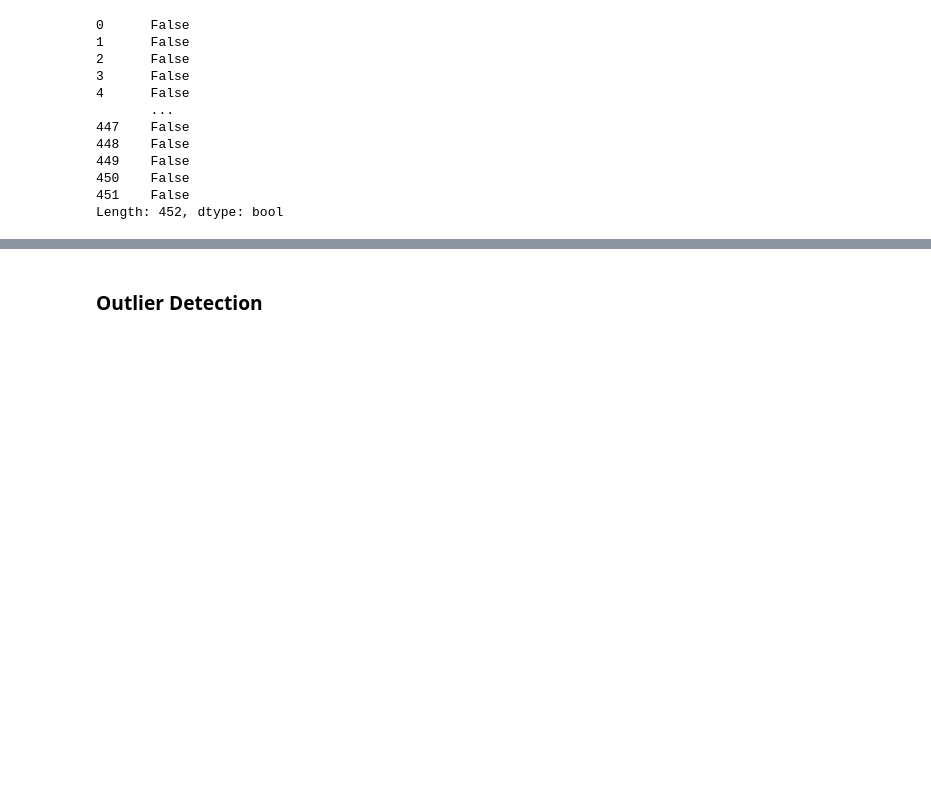
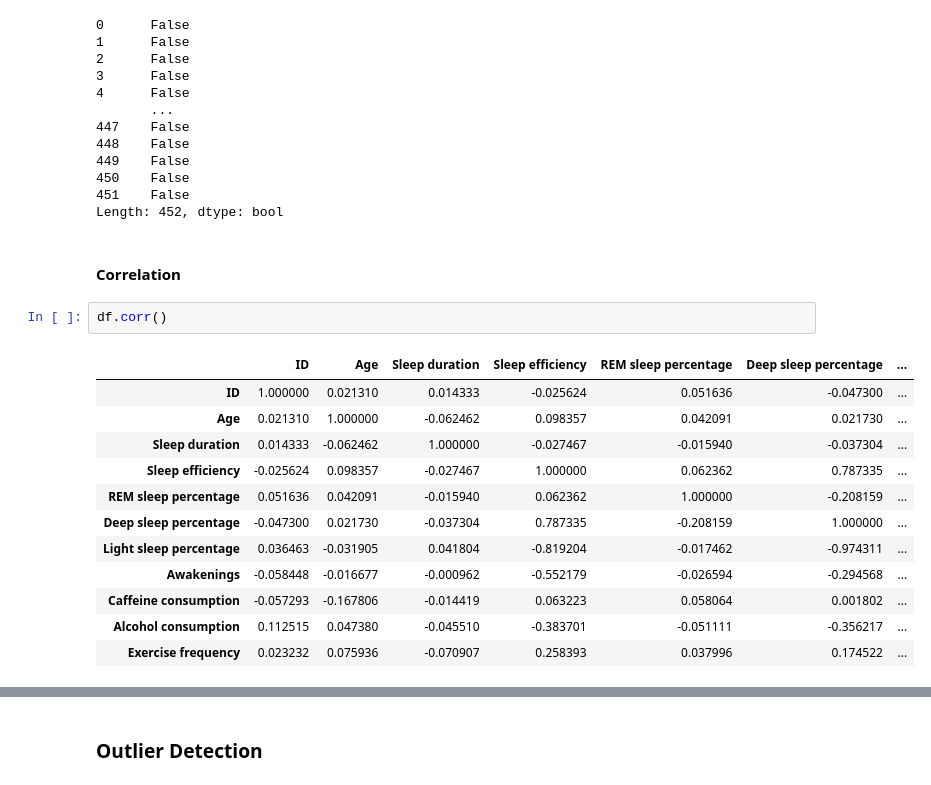
Before and after one commit to malavikasreekumar/Data-Cleaning, a Jupyter notebook: Sleep.ipynb, the cells around one changed output, grey strips where cells are left out. Cells and saved outputs as stored; diff of their text form; blank space fills up the shorter version.

```diff
--- a/Sleep.ipynb
+++ b/Sleep.ipynb
@@ -84,3 +84,20 @@ print(bool_series)
 450    False
 451    False
 Length: 452, dtype: bool
+# %% [markdown]
+#### Correlation
+# %%
+df.corr()
+# %% [output]
+|  | ID | Age | Sleep duration | Sleep efficiency | REM sleep percentage | Deep sleep percentage | ... |
+| ID | 1.000000 | 0.021310 | 0.014333 | -0.025624 | 0.051636 | -0.047300 | ... |
+| Age | 0.021310 | 1.000000 | -0.062462 | 0.098357 | 0.042091 | 0.021730 | ... |
+| Sleep duration | 0.014333 | -0.062462 | 1.000000 | -0.027467 | -0.015940 | -0.037304 | ... |
+| Sleep efficiency | -0.025624 | 0.098357 | -0.027467 | 1.000000 | 0.062362 | 0.787335 | ... |
+| REM sleep percentage | 0.051636 | 0.042091 | -0.015940 | 0.062362 | 1.000000 | -0.208159 | ... |
+| Deep sleep percentage | -0.047300 | 0.021730 | -0.037304 | 0.787335 | -0.208159 | 1.000000 | ... |
+| Light sleep percentage | 0.036463 | -0.031905 | 0.041804 | -0.819204 | -0.017462 | -0.974311 | ... |
+| Awakenings | -0.058448 | -0.016677 | -0.000962 | -0.552179 | -0.026594 | -0.294568 | ... |
+| Caffeine consumption | -0.057293 | -0.167806 | -0.014419 | 0.063223 | 0.058064 | 0.001802 | ... |
+| Alcohol consumption | 0.112515 | 0.047380 | -0.045510 | -0.383701 | -0.051111 | -0.356217 | ... |
+| Exercise frequency | 0.023232 | 0.075936 | -0.070907 | 0.258393 | 0.037996 | 0.174522 | ... |
```
Also changed, not shown: parts of 5 cells of this notebook.
